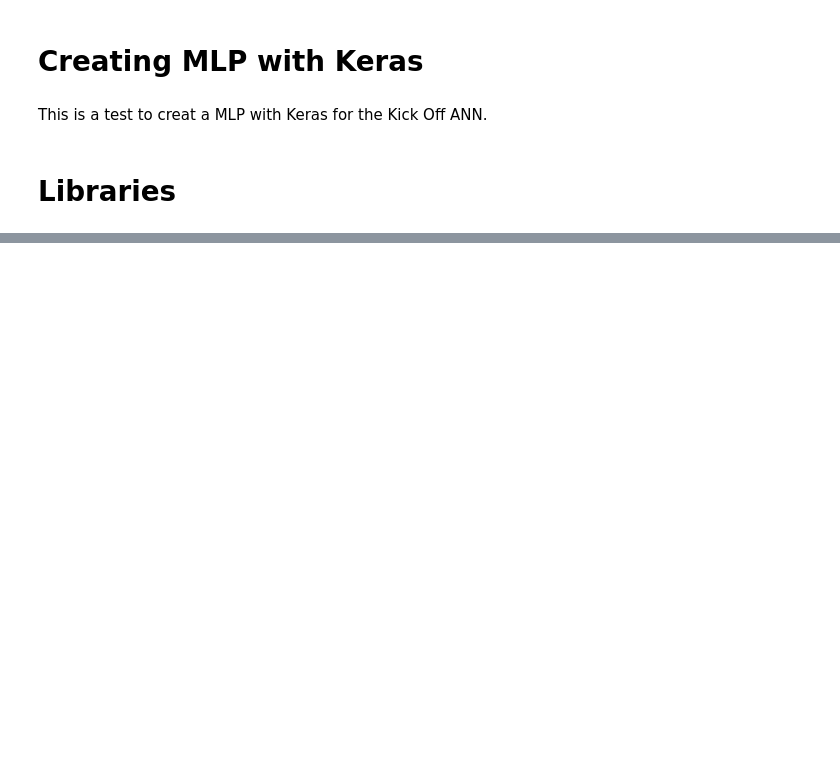
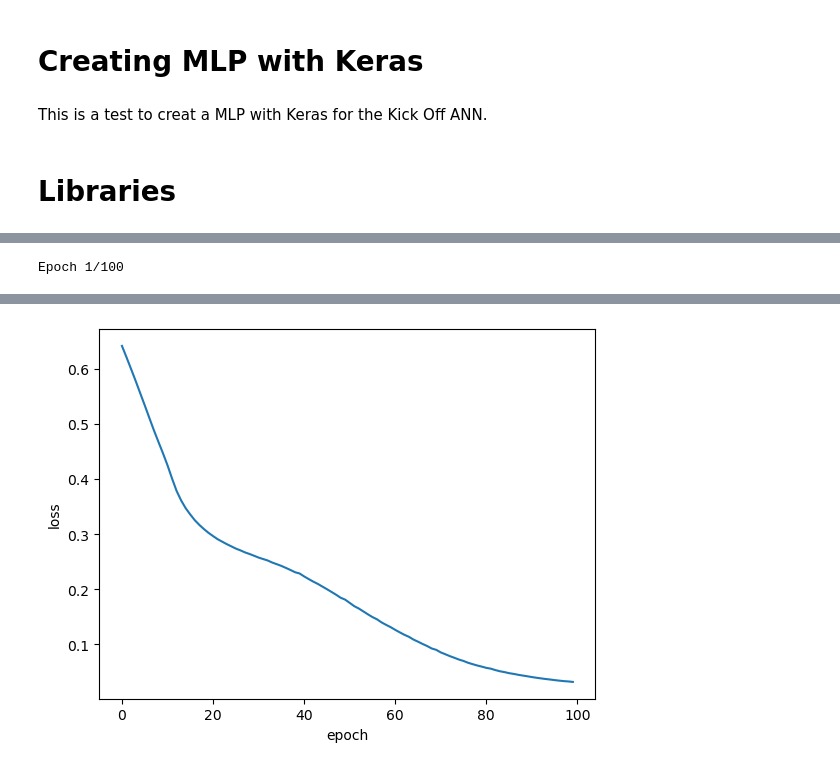
Before and after one commit to Feinst69/ANN-playground, a Jupyter notebook: keras_MLP.ipynb, the cells around one changed output, grey strips where cells are left out. Saved outputs shown, nothing was run; the diff lists cells and outputs as text; code cells hidden in the pictures; blank space fills up the shorter version.

```diff
--- a/keras_MLP.ipynb
+++ b/keras_MLP.ipynb
@@ -9,32 +43,25 @@ import numpy as np
 # %%
-#MLP with keras
-from keras.models import Sequential
-from keras.layers import Dense
-from keras.optimizers import Adam
-
-#data
-from sklearn.datasets import make_moons
-from sklearn.model_selection import train_test_split
-
-#plot
-import matplotlib.pyplot as plt
-
-#data
-X, y = make_moons(n_samples=1000, noise=0.1, random_state=0)
-X_train, X_test, y_train, y_test = train_test_split(X, y, test_size=0.3, random_state=0)
-
 #model
 model = Sequential()
-model.add(Dense(5, input_dim=2, activation='relu'))
-model.add(Dense(5, activation='relu'))
+model.add(Dense(8, input_dim=2, activation='relu'))
+model.add(Dense(4, activation='relu'))
+model.add(Dense(2, activation='tanh'))
 model.add(Dense(1, activation='sigmoid'))
 
-model.compile(loss='binary_crossentropy', optimizer=Adam(lr=0.01), metrics=['accuracy'])
+model.compile(loss='binary_crossentropy', optimizer=Adam(), metrics=['accuracy'])
 
 #train
-model.fit(X_train, y_train, epochs=100, verbose=1)
+history = model.fit(X_train, y_train, epochs=100, verbose=1)
 
 #evaluate
 loss, accuracy = model.evaluate(X_test, y_test)
 print('loss:', loss)
 print('accuracy:', accuracy)
+
+#plot the loss
+plt.plot(history.history['loss'])
+plt.xlabel('epoch')
+plt.ylabel('loss')
+plt.show()
+# %% [output]
+Epoch 1/100
@@ -40,0 +85 @@ print('accuracy:', accuracy)
+[figure, added]
```
Also changed, not shown: parts of 5 cells of this notebook.
